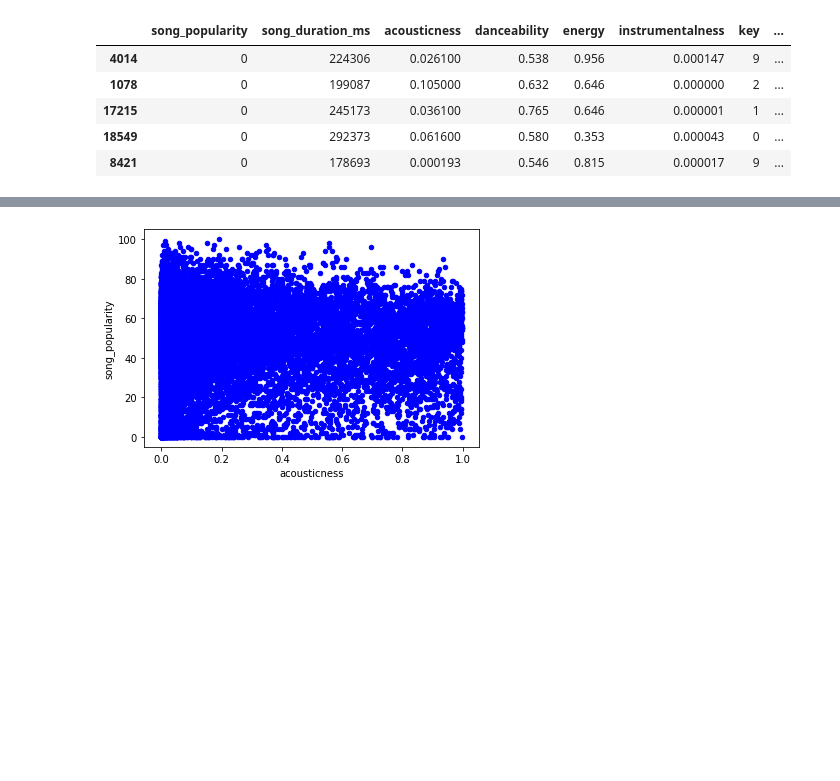
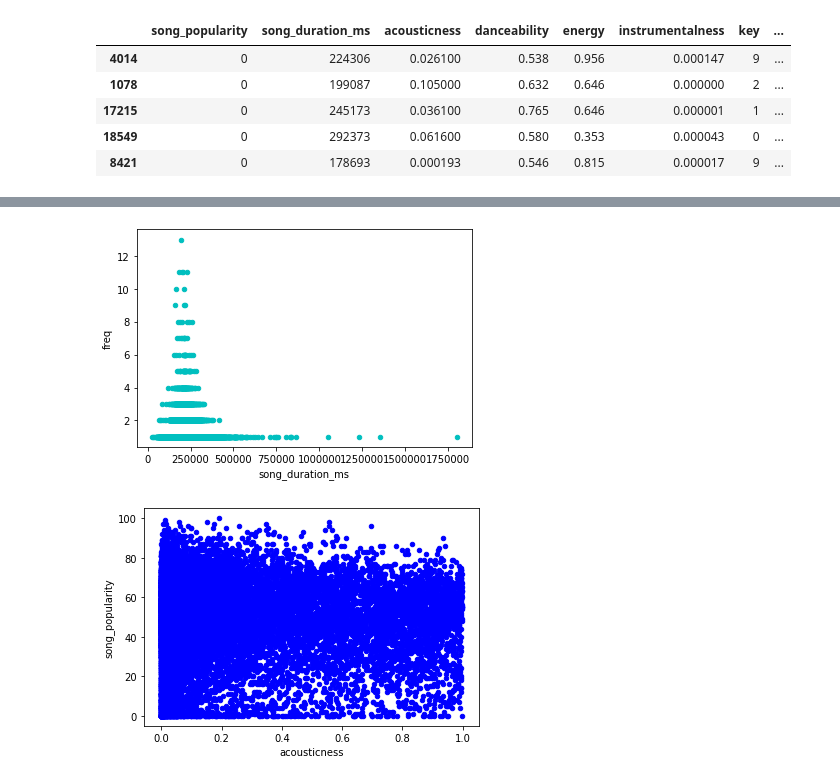
Before and after one commit to vladschepkov/project-one, a Jupyter notebook: song_pj1.ipynb, the cells around one changed output, grey strips where cells are left out. Cells and saved outputs as stored; diff of their text form; code cells hidden in the pictures; blank space fills up the shorter version.

```diff
--- a/song_pj1.ipynb
+++ b/song_pj1.ipynb
@@ -111,3 +113,12 @@ plt.show()
+# %%
+# freq of song_duration_ms
+freq = song_data["song_duration_ms"].value_counts()
+s = song_data["song_duration_ms"].value_counts()
+song_dura = pd.DataFrame({'song_duration_ms':s.index, 'freq':s.values})
+song_dura.plot(kind='scatter',x='song_duration_ms',y='freq',color='c')
+plt.show()
+# %% [output]
+[figure, added]
 # %%
 song_data.plot(kind='scatter',x='acousticness',y='song_popularity',color='blue')
 plt.show()
```
Also changed, not shown: parts of 14 cells of this notebook.
